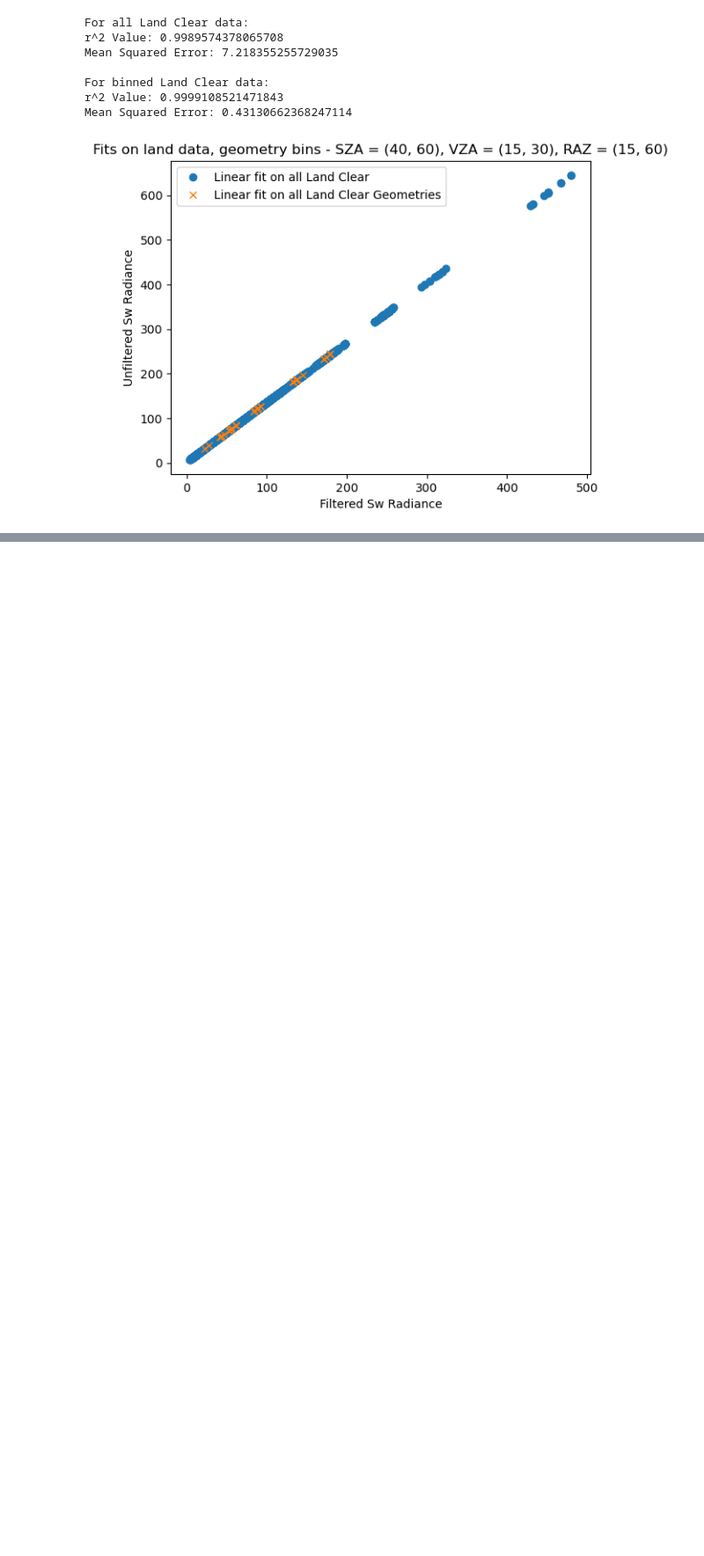
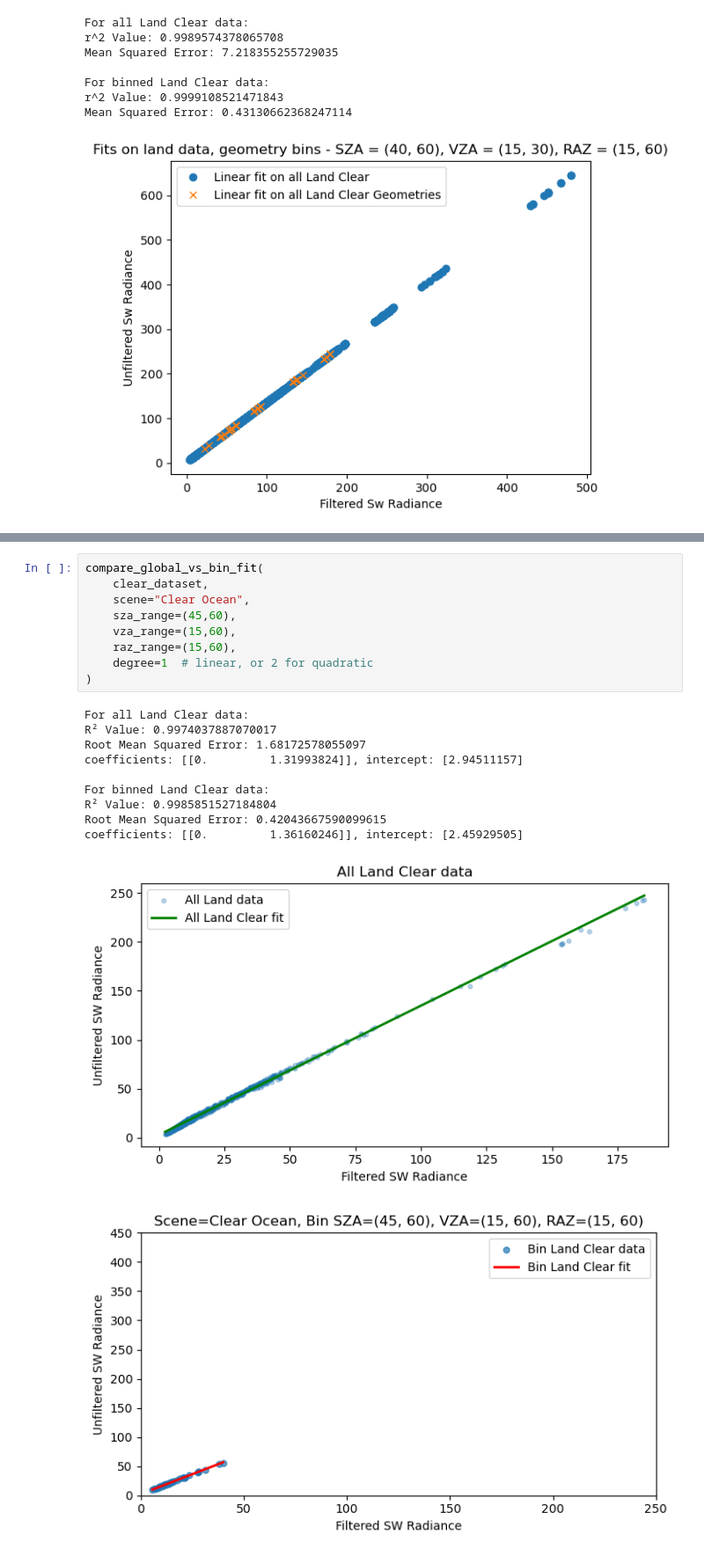
Before and after one commit to LASP-Libera/libera_unfiltering, a Jupyter notebook: validation.ipynb, the cells around one changed output, grey strips where cells are left out. Shown at 88% size. Drawn from its saved outputs; the diff is of its cells as text; blank space fills up the shorter version.

```diff
--- a/validation.ipynb
+++ b/validation.ipynb
@@ -1229,0 +1329,21 @@ Mean Squared Error: 0.6567393879481199
+# %%
+compare_global_vs_bin_fit(
+    clear_dataset,
+    scene="Clear Ocean",
+    sza_range=(45,60),
+    vza_range=(15,60),
+    raz_range=(15,60),
+    degree=1  # linear, or 2 for quadratic
+)
+# %% [output]
+For all Land Clear data:
+R² Value: 0.9974037887070017
+Root Mean Squared Error: 1.68172578055097
+coefficients: [[0.         1.31993824]], intercept: [2.94511157]
+
+For binned Land Clear data:
+R² Value: 0.9985851527184804
+Root Mean Squared Error: 0.42043667590099615
+coefficients: [[0.         1.36160246]], intercept: [2.45929505]
+[figure, added]
+[figure, added]
```
Also changed, not shown: parts of 8 cells of this notebook.
